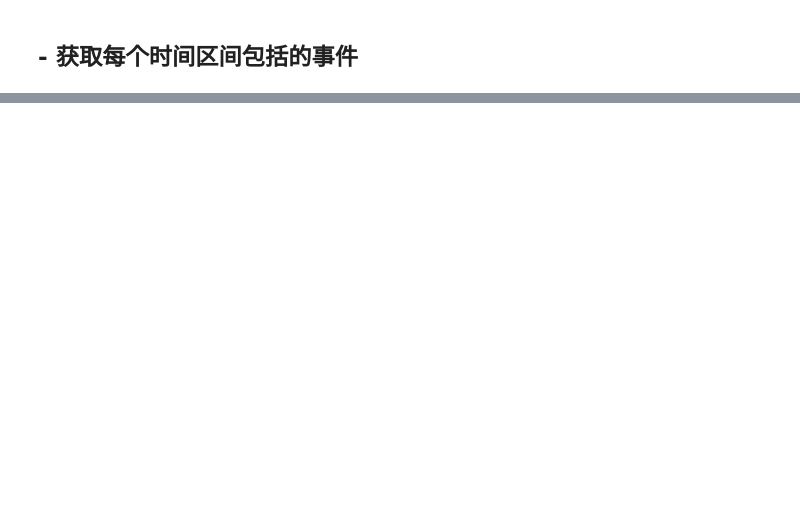
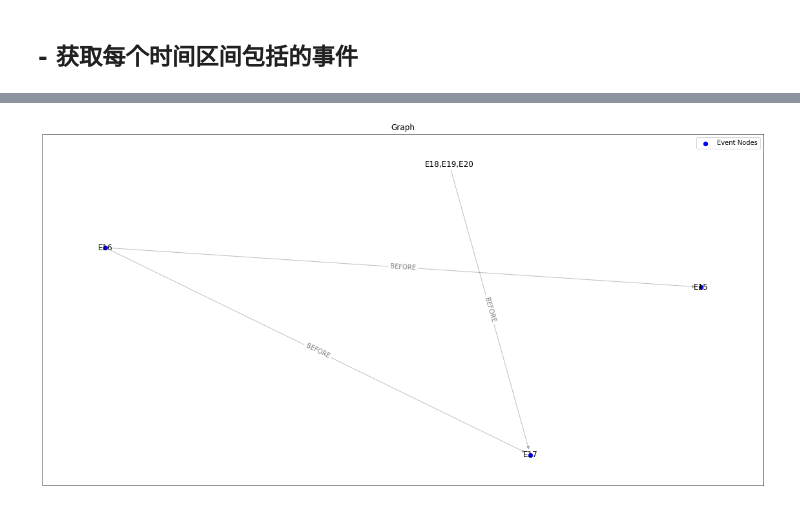
Before and after one commit to wtgme/Temporal_relation, a Jupyter notebook: data_builder_pipeline.ipynb, the cells around one changed output, grey strips where cells are left out. Drawn from its saved outputs; the diff is of its cells as text; code cells hidden in the pictures; blank space fills up the shorter version.

Commit message:
data processing update

```diff
--- a/data_builder_pipeline.ipynb
+++ b/data_builder_pipeline.ipynb
@@ -292,14 +308,14 @@ def print_paths(G, paths, abbr_path=True):
 1. 找到每个事件到Time or Date的路径
 2. 根据逻辑推理事件的起始时间，或起始时间区间
 # %%
-def get_paths_to_time_nodes(G, node, filter_overlap=False, filter_mult_time_paths=False, filter_consecutive_durations=False):
+def get_paths_to_time_nodes(G, node, time_node_types=['time', 'date'], filter_overlap=False, filter_mult_time_paths=False, filter_consecutive_durations=False):
     """
     获取从 `node` 到所有 `time` 节点以及从 `time` 节点到 `node` 的路径。
     """
     if node not in G:
         return []
 
-    time_nodes = [n for n, attr in G.nodes(data=True) if attr.get("type").lower() in ["time", "date"]]
+    time_nodes = [n for n, attr in G.nodes(data=True) if attr.get("type").lower() in time_node_types]
 
     def path_contains_excluded_edge(path):
         for u, v in zip(path[:-1], path[1:]):
@@ -624,4 +655,4 @@ def infer_tail_start_time(G, out_paths):
     # start_time = intersect_time_intervals(inferred_times)
     return inferred_times
 # %%
-in_paths, out_paths = get_paths_to_time_nodes(G, 'T2', filter_overlap=True, filter_mult_time_paths=True, filter_consecutive_durations=True)
+in_paths, out_paths = get_paths_to_time_nodes(G, 'E87', filter_overlap=False, filter_mult_time_paths=True, filter_consecutive_durations=True)
@@ -1012,2 +793,0 @@ def print_long_paths_of_a_node(G, node, abbr_path=True, filter_overlap=False):
-# %%
-subgraph = get_node_subgraph(G, 'E4', excluded_edge_type=None)
@@ -1041,0 +836,12 @@ print_long_paths_of_a_node(fil_subgraph, 'E4', abbr_path=False)
+# %%
+from collections import defaultdict
+interval_to_nodes = defaultdict(list)
+for node_id, start_time in results:
+    start_time_str = " - ".join([
+        str(start_time[0]) if start_time and len(start_time) > 0 else "N/A",
+        str(start_time[1]) if start_time and len(start_time) > 1 else "N/A",
+    ])
+    interval_to_nodes[start_time_str].append(node_id)
+
+for k, v in interval_to_nodes.items():
+    print(k+": ", str(v))
@@ -1041,0 +861,56 @@ print_long_paths_of_a_node(fil_subgraph, 'E4', abbr_path=False)
+# %%
+nodes = interval_to_nodes['0001-01-01 00:00:00 - 1993-09-29 23:59:59']
+
+def merge_overlapping_nodes(G):
+
+    # 先找出所有 "overlap" 关系的连通分量
+    overlap_graph = nx.Graph()
+    for u, v, attrs in G.edges(data=True):
+        if attrs.get("type").lower() in ["overlap", "simultaneous"]:  # 只保留 overlap 关系
+            overlap_graph.add_edge(u, v)
+
+    # 计算所有需要合并的节点组
+    merged_nodes = {}
+    merged_attrs = {}
+    for comp in nx.connected_components(overlap_graph):
+        merged_id = ",".join(map(str, sorted(comp)))  # 生成合并后的新 id
+        merged_type = "+".join(sorted(set(G.nodes[n].get("type", "") for n in comp if "type" in G.nodes[n])))
+        merged_text = "+".join(sorted(set(G.nodes[n].get("text", "") for n in comp if "text" in G.nodes[n])))
+
+        merged_attrs[merged_id] = {"type": merged_type, "text": merged_text}
+        for node in comp:
+            merged_nodes[node] = merged_id  # 记录合并映射
+
+
+    # 构建新的有向图
+    newG = nx.DiGraph()
+    for node in G.nodes():
+        new_node = merged_nodes.get(node, node)  # 如果在 merge 中，就替换成新 id
+        if new_node not in newG:
+            newG.add_node(new_node, **merged_attrs.get(new_node, G.nodes[node]))
+
+    # 重新添加边，保持所有原有的边属性
+    for u, v, attrs in G.edges(data=True):
+        merged_u = merged_nodes.get(u, u)  # 如果 u 被合并，就用新 id
+        merged_v = merged_nodes.get(v, v)  # 如果 v 被合并，就用新 id
+
+        if merged_u != merged_v or attrs.get("type").lower() not in ["overlap", "simultaneous"]:  # 避免 self-loop
+            newG.add_edge(merged_u, merged_v, **attrs)
+
+    return newG
+
+def get_subgraph_of_interval(G, nodes):
+    subgraph = G.subgraph(nodes).copy()
+
+    # 合并overlap
+    subgraph = merge_overlapping_nodes(subgraph)
+    # 找出孤立节点
+    isolated_nodes = list(nx.isolates(subgraph))
+    # 移除孤立节点
+    subgraph.remove_nodes_from(isolated_nodes)
+    return subgraph
+
+subgraph = get_subgraph_of_interval(G, nodes)
+draw_graph(subgraph, show_edge_labels=True)
+# %% [output]
+[figure, added]
```
Also changed, not shown: parts of 26 cells of this notebook.
